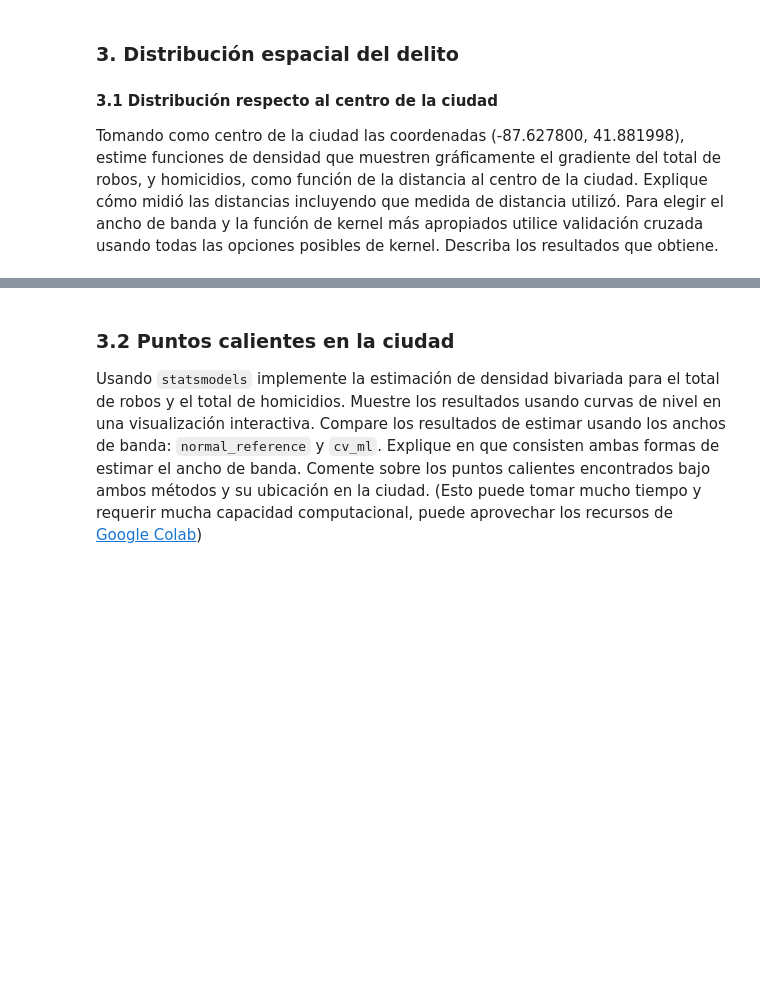
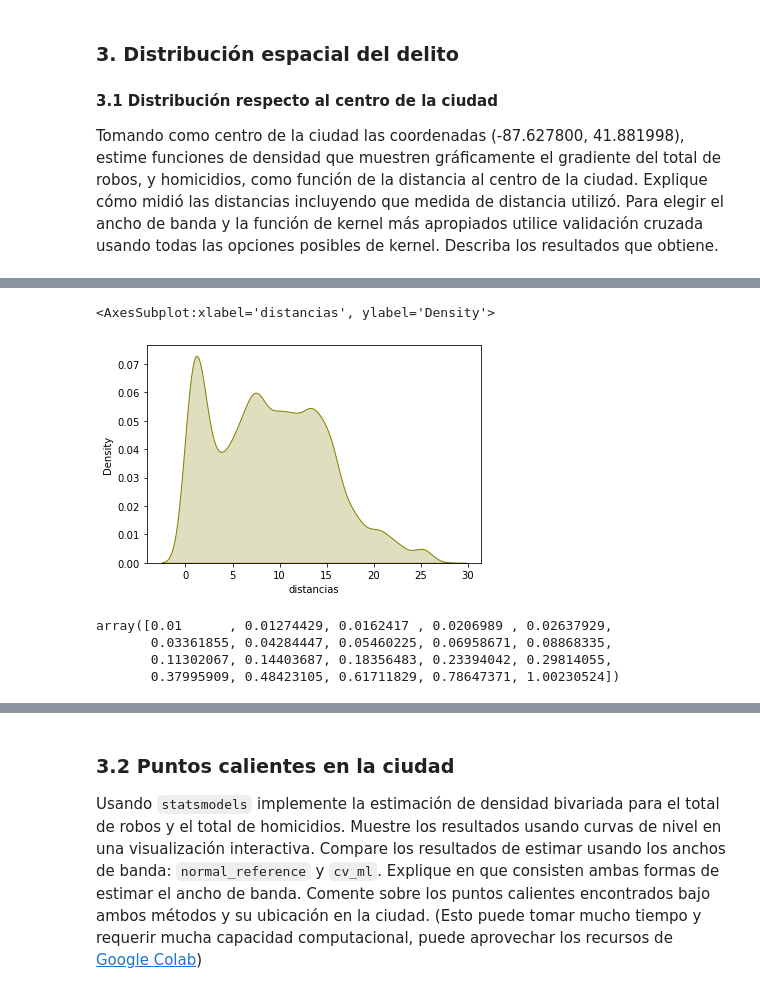
Before and after one commit to jddiaze/AprendizajeNoSupervisado, a Jupyter notebook: Semana7/S7_LC_Taller_Geograficos_KDE.ipynb, the cells around one changed output, grey strips where cells are left out. Saved outputs shown, nothing was run; the diff lists cells and outputs as text; code cells hidden in the pictures; blank space fills up the shorter version.

```diff
--- a/Semana7/S7_LC_Taller_Geograficos_KDE.ipynb
+++ b/Semana7/S7_LC_Taller_Geograficos_KDE.ipynb
@@ -339,0 +322,9 @@ plt.show()
+# %%
+## Se ponen las coordenadas
+
+import geopandas as gpd
+
+df_robo_y_homicidios = gpd.GeoDataFrame(df_robo_y_homicidios, geometry = gpd.points_from_xy(df_robo_y_homicidios.lon, df_robo_y_homicidios.lat))
+df.crs = "EPSG:4326"
+
+df_robo_y_homicidios["coordenadas"] = df_robo_y_homicidios["geometry"].apply(lambda x: x.representative_point().coords[:][0])
@@ -339,0 +341,10 @@ plt.show()
+# %%
+## Se ponen las coordenadas del centro
+
+CC = gpd.GeoDataFrame(CC, geometry = gpd.points_from_xy(CC.Lon, CC.Lat))
+CC.crs = "EPSG:4326"
+CC["coordenadas"] = CC["geometry"].apply(lambda x: x.representative_point().coords[:][0])
+
+
+## Se verifica
+CC
@@ -339,0 +354,17 @@ plt.show()
+# %%
+## Con base en las coordenadas calculadas anteriores se mide la distancia
+
+from geopy.distance import geodesic
+
+distances = []
+
+for p in range(df_robo_y_homicidios.shape[0]):
+    punto = df_robo_y_homicidios.coordenadas[p]
+    distancia = geodesic(
+            (CC.coordenadas[:][0][1], CC.coordenadas[:][0][0]),
+            (punto[1], punto[0])).km
+    distances.append(distancia)
+
+df_robo_y_homicidios['distancias'] = distances
+
+df_robo_y_homicidios.head()
@@ -339,0 +378,18 @@ plt.show()
+# %%
+## Se estiman densidades
+import seaborn as sns
+
+sns.kdeplot(df_robo_y_homicidios['distancias'], shade=True, bw='scott', color="olive")
+# %% [output]
+<AxesSubplot:xlabel='distancias', ylabel='Density'>
+[figure, added]
+# %%
+## Se estiman los posibles anchos de banda
+
+bandwidths = 10 ** np.linspace(-2, .001, 20)
+bandwidths[0:20]
+# %% [output]
+array([0.01      , 0.01274429, 0.0162417 , 0.0206989 , 0.02637929,
+       0.03361855, 0.04284447, 0.05460225, 0.06958671, 0.08868335,
+       0.11302067, 0.14403687, 0.18356483, 0.23394042, 0.29814055,
+       0.37995909, 0.48423105, 0.61711829, 0.78647371, 1.00230524])
```
Also changed, not shown: parts of 12 cells of this notebook.
